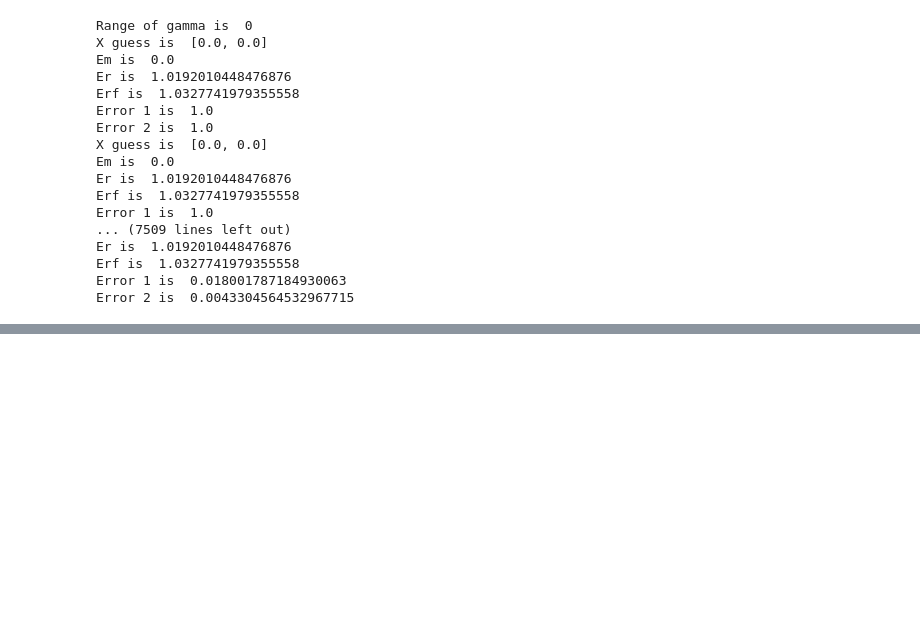
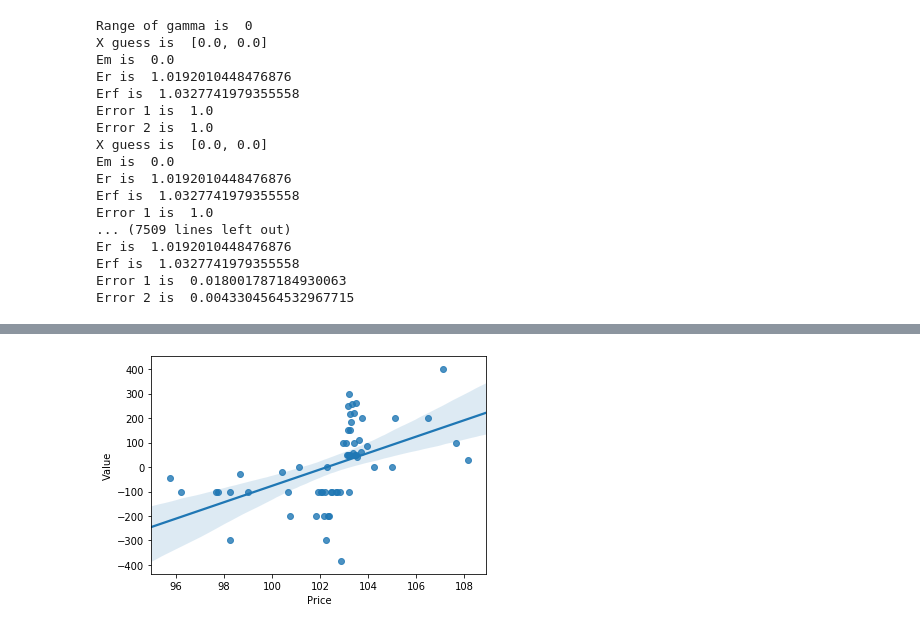
Before and after one commit to jeannesorin/BootCamp2019, a Jupyter notebook: ProblemSets/Econ/Week5/AssetPricing/Asset Pricing.ipynb, the cells around one changed output, grey strips where cells are left out. Saved outputs shown, nothing was run; the diff lists cells and outputs as text; code cells hidden in the pictures; blank space fills up the shorter version.

```diff
--- a/ProblemSets/Econ/Week5/AssetPricing/Asset Pricing.ipynb
+++ b/ProblemSets/Econ/Week5/AssetPricing/Asset Pricing.ipynb
@@ -368,0 +475,6 @@ array([0.        , 0.20833333, 0.41666667, 0.625     , 0.83333333,
+# %%
+essaiTHO = Orderbooks(THO[5], p_low = 0.1, p_high = 0.9,
+                  q_low = 0.1, q_high = 0.9)
+essaiTHO.Plot_orderbook()
+# %% [output]
+[figure, added]
```
Also changed, not shown: parts of 38 cells of this notebook, 10 other files.
